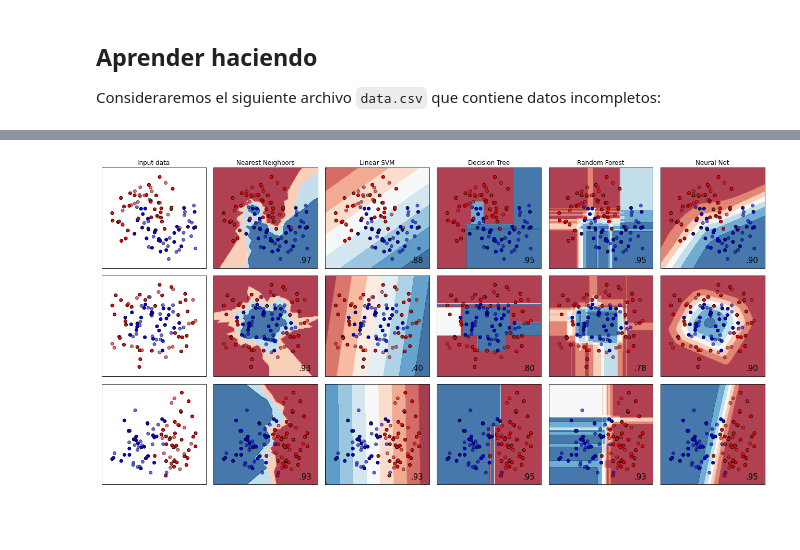
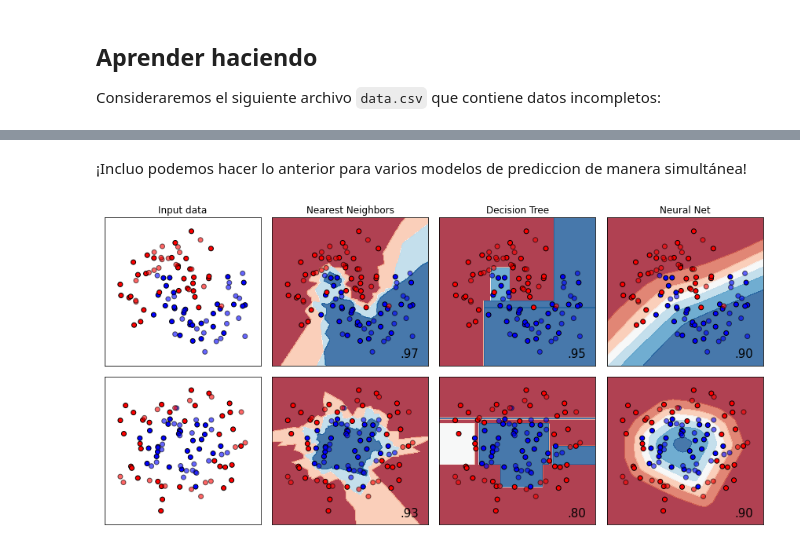
Before and after one commit to sebastiandres/pycon_ar, a Jupyter notebook: Parte4-Seba-Ideas-y-librerias.ipynb, the cells around one changed output, grey strips where cells are left out. Cells and saved outputs as stored; diff of their text form; code cells hidden in the pictures; blank space fills up the shorter version.

```diff
--- a/Parte4-Seba-Ideas-y-librerias.ipynb
+++ b/Parte4-Seba-Ideas-y-librerias.ipynb
@@ -2113,0 +755,5 @@ Lorem Ipsum...
+# %%
+from sklearn.datasets import make_moons
+
+# Obtener dataset (datos)
+X, y = make_moons(noise=0.3, random_state=0)
@@ -2113,0 +769,4 @@ Lorem Ipsum...
+# %%
+from sklearn.model_selection import train_test_split
+
+X_train, X_test, y_train, y_test = train_test_split(X, y, test_size=0.2, random_state=42)
@@ -2113,0 +812,11 @@ Lorem Ipsum...
+# %%
+x1_min, x1_max = X[:, 0].min() - 0.5, X[:, 0].max() + 0.5
+x2_min, x2_max = X[:, 1].min() - 0.5, X[:, 1].max() + 0.5
+h = 0.25
+X1, X2 = np.meshgrid(np.arange(x1_min, x1_max, h), np.arange(x1_min, x2_max, h))
+X = np.c_[X1.ravel(), X2.ravel()]
+y = clf.predict(X)
+# %%
+plt.figure(figsize=(6,6))
+ax = plt.subplot(1, 1, 1)
+ax.scatter(X[:, 0], X[:, 1], c=y)
@@ -2114,3 +826,5 @@ Lorem Ipsum...
+# %% [markdown]
+¡Incluo podemos hacer lo anterior para varios modelos de prediccion de manera simultánea!
 # %%
 # Code source: Gaël Varoquaux
 #              Andreas Müller
@@ -2118,61 +832,35 @@ Lorem Ipsum...
 # License: BSD 3 clause
 
 import numpy as np
+
 import matplotlib.pyplot as plt
 from matplotlib.colors import ListedColormap
+
 from sklearn.model_selection import train_test_split
 from sklearn.preprocessing import StandardScaler
-from sklearn.datasets import make_moons, make_circles, make_classification
+from sklearn.datasets import make_moons, make_circles
 from sklearn.neural_network import MLPClassifier
 from sklearn.neighbors import KNeighborsClassifier
-from sklearn.svm import SVC
-from sklearn.gaussian_process import GaussianProcessClassifier
-from sklearn.gaussian_process.kernels import RBF
 from sklearn.tree import DecisionTreeClassifier
-from sklearn.ensemble import RandomForestClassifier, AdaBoostClassifier
-from sklearn.naive_bayes import GaussianNB
-from sklearn.discriminant_analysis import QuadraticDiscriminantAnalysis
 
 h = 0.02  # step size in the mesh
 
 names = [
     "Nearest Neighbors",
-    "Linear SVM",
-    #"RBF SVM",
-    #"Gaussian Process",
     "Decision Tree",
-    "Random Forest",
     "Neural Net",
-    #"AdaBoost",
-    #"Naive Bayes",
-    #"QDA",
 ]
 
 classifiers = [
     KNeighborsClassifier(3),
-    SVC(kernel="linear", C=0.025),
-    #SVC(gamma=2, C=1),
-    #GaussianProcessClassifier(1.0 * RBF(1.0)),
     DecisionTreeClassifier(max_depth=5),
-    RandomForestClassifier(max_depth=5, n_estimators=10, max_features=1),
-    MLPClassifier(alpha=1, max_iter=1000),
-    #AdaBoostClassifier(),
-    #GaussianNB(),
-    #QuadraticDiscriminantAnalysis(),
+    MLPClassifier(alpha=1, max_iter=1000), # Multilayer Perceptron
 ]
-
-X, y = make_classification(
-    n_features=2, n_redundant=0, n_informative=2, random_state=1, n_clusters_per_class=1
-)
-rng = np.random.RandomState(2)
-X += 2 * rng.uniform(size=X.shape)
-linearly_separable = (X, y)
 
 datasets = [
     make_moons(noise=0.3, random_state=0),
     make_circles(noise=0.2, factor=0.5, random_state=1),
-    linearly_separable,
-]
+    ]
 
 figure = plt.figure(figsize=(3*(len(names)+1), 3*len(datasets)))
 i = 1
@@ -2229,31 +917,31 @@ for ds_cnt, ds in enumerate(datasets):
             X_train[:, 0], X_train[:, 1], c=y_train, cmap=cm_bright, edgecolors="k"
         )
         # Plot the testing points
         ax.scatter(
             X_test[:, 0],
             X_test[:, 1],
             c=y_test,
             cmap=cm_bright,
             edgecolors="k",
             alpha=0.6,
         )
 
         ax.set_xlim(xx.min(), xx.max())
         ax.set_ylim(yy.min(), yy.max())
         ax.set_xticks(())
         ax.set_yticks(())
         if ds_cnt == 0:
             ax.set_title(name)
         ax.text(
             xx.max() - 0.3,
             yy.min() + 0.3,
             ("%.2f" % score).lstrip("0"),
             size=15,
             horizontalalignment="right",
         )
         i += 1
 
 plt.tight_layout()
 plt.show()
 # %% [output]
-[figure, old version]
+[figure, new version]
```
Also changed, not shown: parts of 151 cells of this notebook, 1 other file.
